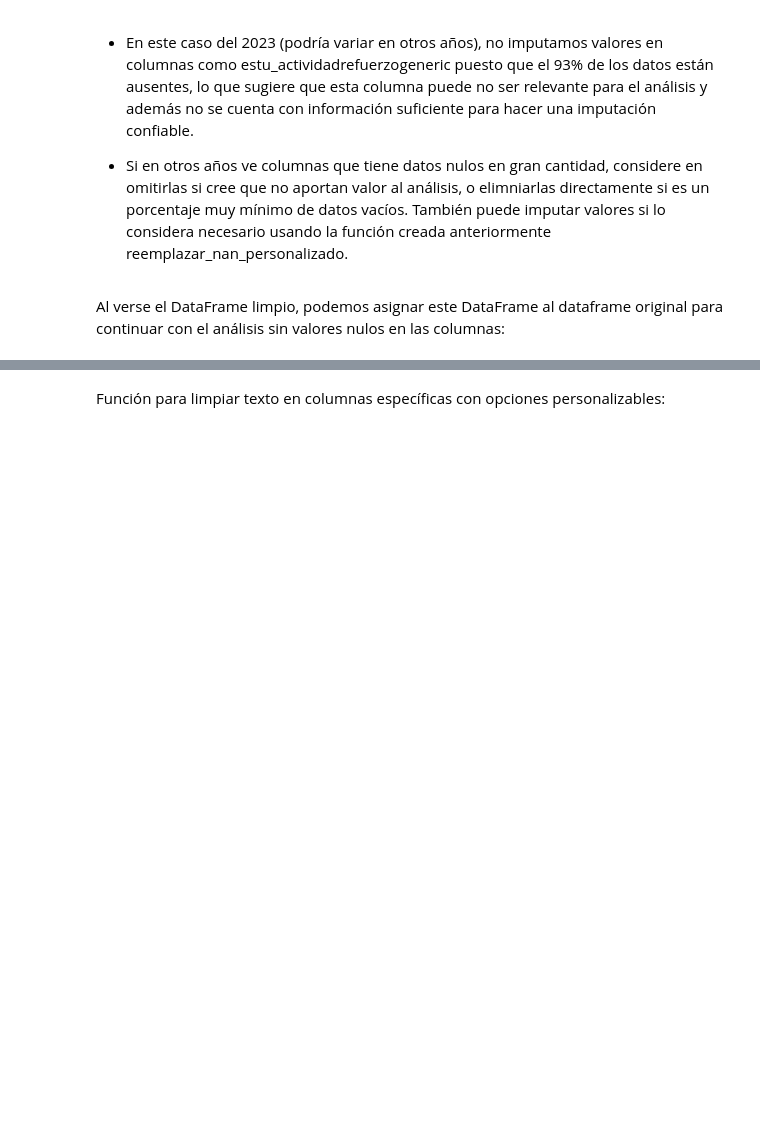
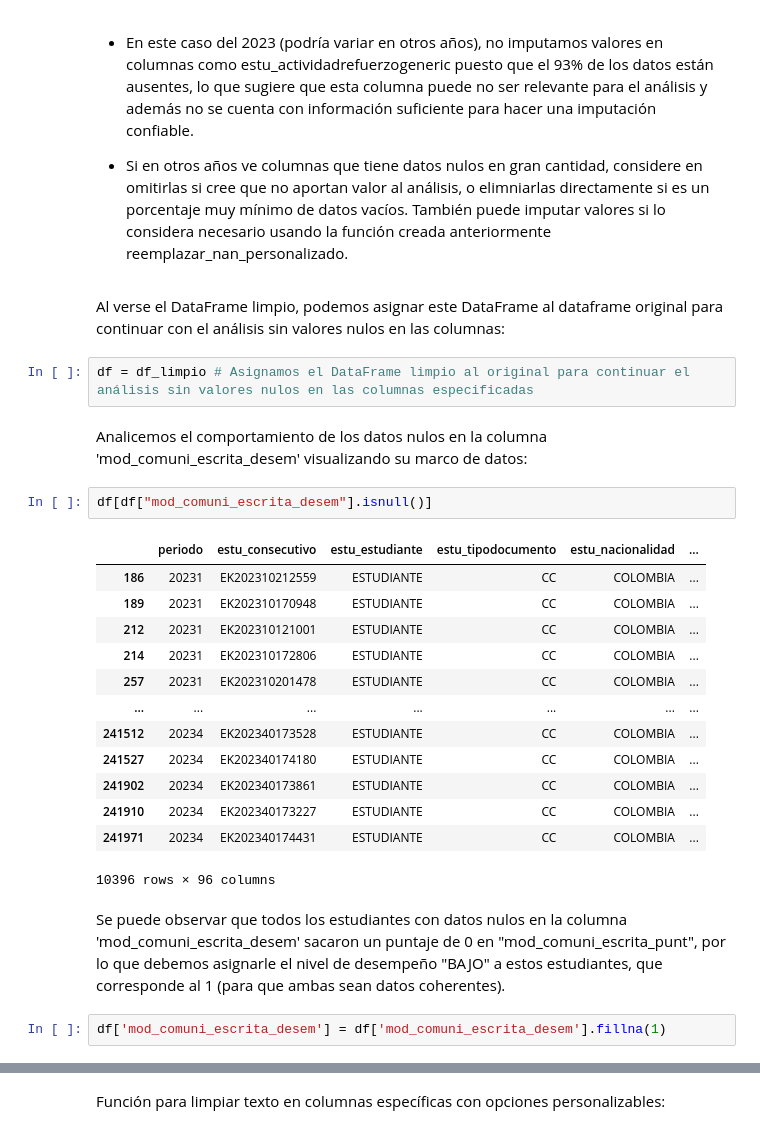
Before and after one commit to prxvxjpg/Proyecto_Pruebas_Saber_Pro, a Jupyter notebook: Data_Preparation/Filtracion_Pruebas_Saber_Pro.ipynb, the cells around one changed output, grey strips where cells are left out. Cells and saved outputs as stored; diff of their text form; blank space fills up the shorter version.

```diff
--- a/Data_Preparation/Filtracion_Pruebas_Saber_Pro.ipynb
+++ b/Data_Preparation/Filtracion_Pruebas_Saber_Pro.ipynb
@@ -231,3 +227,27 @@ missing_check(df_limpio)
 - Si en otros años ve columnas que tiene datos nulos en gran cantidad, considere en omitirlas si cree que no aportan valor al análisis, o elimniarlas directamente si es un porcentaje muy mínimo de datos vacíos. También puede imputar valores si lo considera necesario usando la función creada anteriormente reemplazar_nan_personalizado.
 # %% [markdown]
 Al verse el DataFrame limpio, podemos asignar este DataFrame al dataframe original para continuar con el análisis sin valores nulos en las columnas:
+# %%
+df = df_limpio # Asignamos el DataFrame limpio al original para continuar el análisis sin valores nulos en las columnas especificadas
+# %% [markdown]
+Analicemos el comportamiento de los datos nulos en la columna 'mod_comuni_escrita_desem' visualizando su marco de datos:
+# %%
+df[df["mod_comuni_escrita_desem"].isnull()]
+# %% [output]
+|  | periodo | estu_consecutivo | estu_estudiante | estu_tipodocumento | estu_nacionalidad | ... |
+| 186 | 20231 | EK202310212559 | ESTUDIANTE | CC | COLOMBIA | ... |
+| 189 | 20231 | EK202310170948 | ESTUDIANTE | CC | COLOMBIA | ... |
+| 212 | 20231 | EK202310121001 | ESTUDIANTE | CC | COLOMBIA | ... |
+| 214 | 20231 | EK202310172806 | ESTUDIANTE | CC | COLOMBIA | ... |
+| 257 | 20231 | EK202310201478 | ESTUDIANTE | CC | COLOMBIA | ... |
+| ... | ... | ... | ... | ... | ... | ... |
+| 241512 | 20234 | EK202340173528 | ESTUDIANTE | CC | COLOMBIA | ... |
+| 241527 | 20234 | EK202340174180 | ESTUDIANTE | CC | COLOMBIA | ... |
+| 241902 | 20234 | EK202340173861 | ESTUDIANTE | CC | COLOMBIA | ... |
+| 241910 | 20234 | EK202340173227 | ESTUDIANTE | CC | COLOMBIA | ... |
+| 241971 | 20234 | EK202340174431 | ESTUDIANTE | CC | COLOMBIA | ... |
+10396 rows × 96 columns
+# %% [markdown]
+Se puede observar que todos los estudiantes con datos nulos en la columna 'mod_comuni_escrita_desem' sacaron un puntaje de 0 en "mod_comuni_escrita_punt", por lo que debemos asignarle el nivel de desempeño "BAJO" a estos estudiantes, que corresponde al 1 (para que ambas sean datos coherentes).
+# %%
+df['mod_comuni_escrita_desem'] = df['mod_comuni_escrita_desem'].fillna(1)
```
Also changed, not shown: parts of 25 cells of this notebook.
